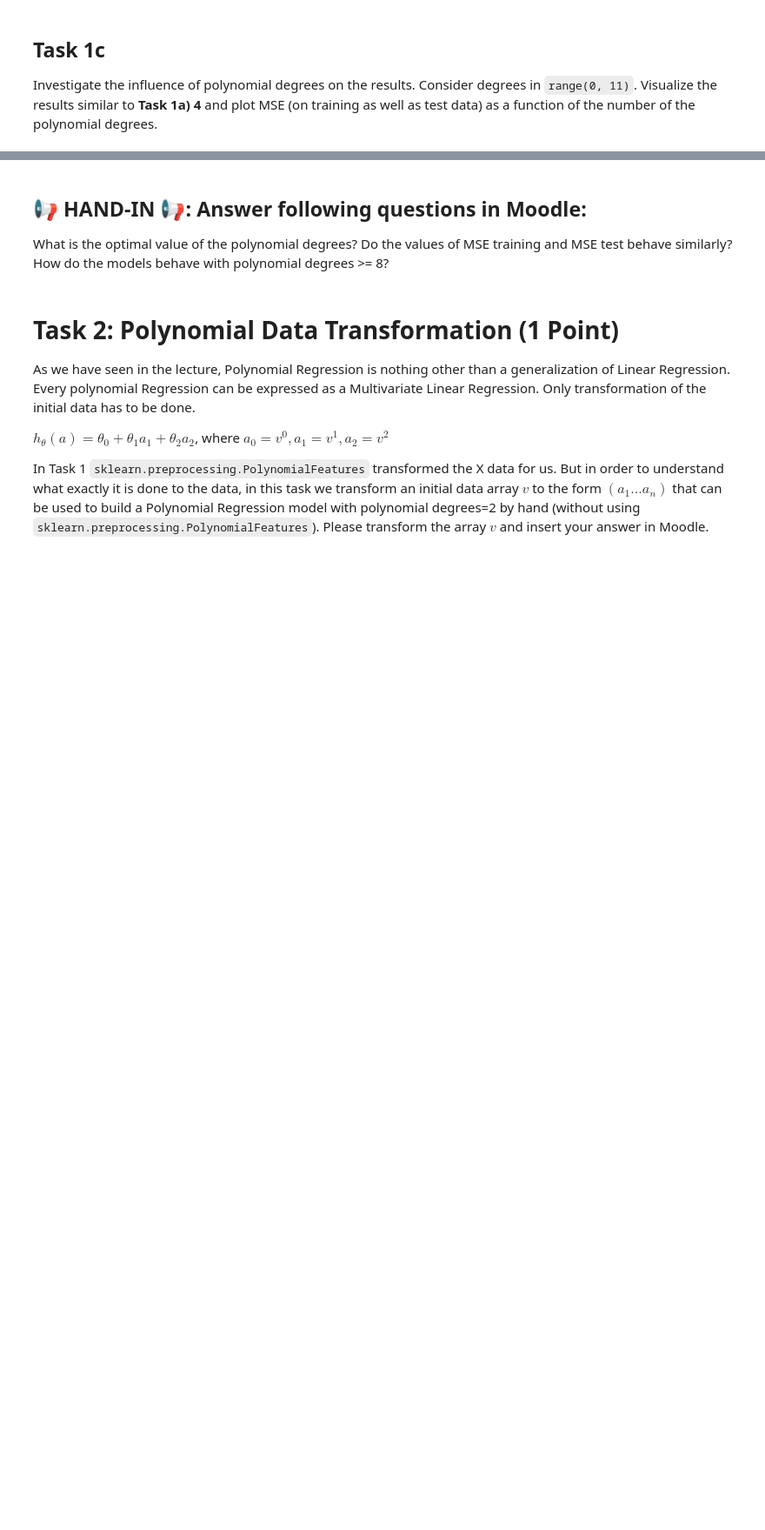
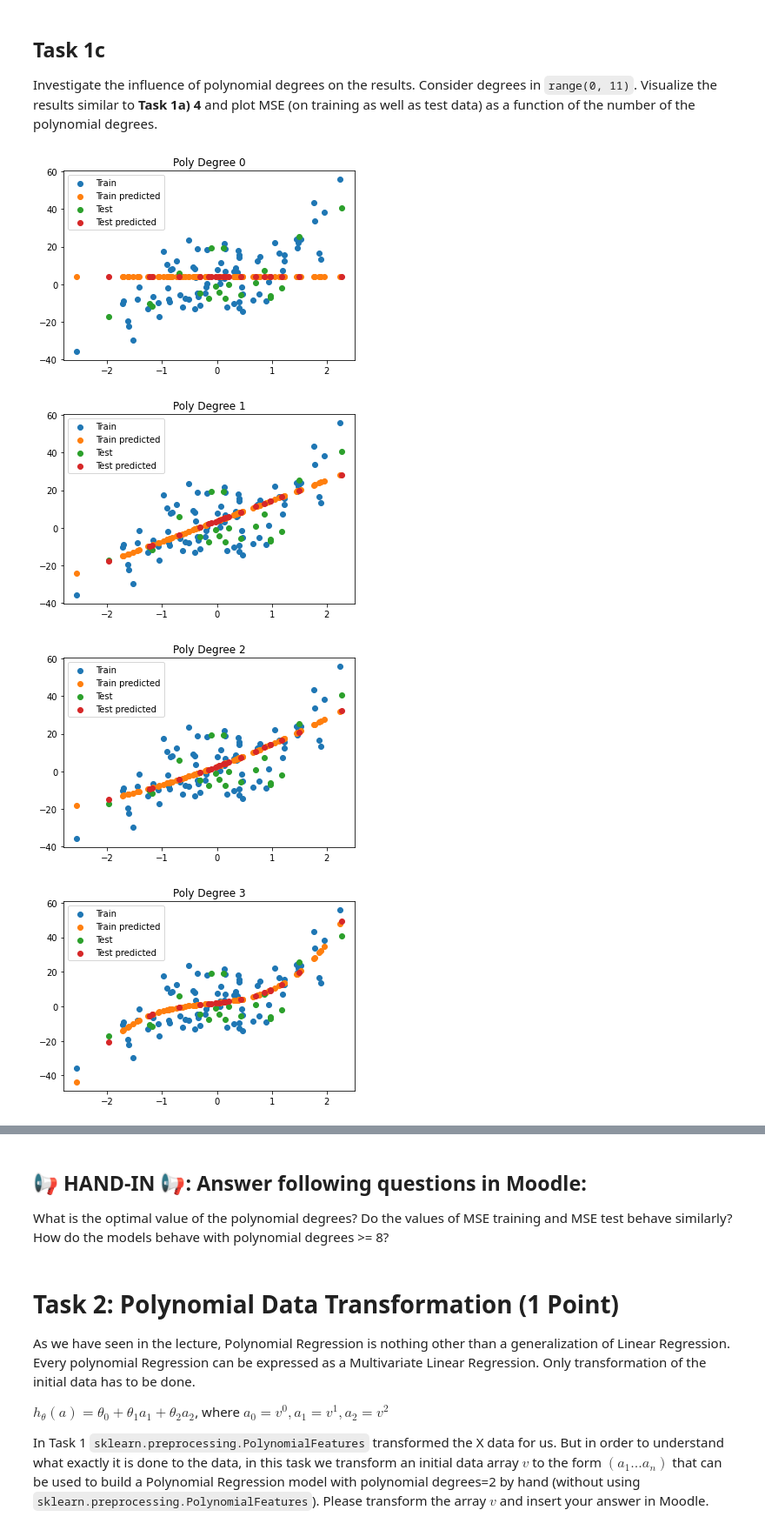
Before and after one commit to ChiliEater/mldm, a Jupyter notebook: L04_Polynomial_and_Logistic_Regression_LAB_ASSIGNMENT.ipynb, the cells around one changed output, grey strips where cells are left out. Shown: that part at 87% size. Cells and saved outputs as stored; diff of their text form; code cells hidden in the pictures; blank space fills up the shorter version.

```diff
--- a/L04_Polynomial_and_Logistic_Regression_LAB_ASSIGNMENT.ipynb
+++ b/L04_Polynomial_and_Logistic_Regression_LAB_ASSIGNMENT.ipynb
@@ -111,0 +110,21 @@ mses_train_poly = []
+# %%
+mses_test_poly = []
+mses_train_poly = []
+
+for i in range(0,11):
+  y_pred_train_poly, y_pred_test_poly, mse_train_poly, mse_test_poly = poly_regression(X_train, y_train, X_test, y_test, deg=i)
+  mses_test_poly.append(mse_test_poly)
+  mses_train_poly.append(mse_train_poly)
+  plot_artefacts(X_train, y_train, X_test, y_test, y_pred_train_poly, y_pred_test_poly, f"Poly Degree {i}")
+
+plt.figure()
+plt.plot(range(0,11), mses_train_poly, label="Train MSE")
+plt.plot(range(0,11), mses_test_poly, label="Test MSE")
+plt.legend()
+plt.title("MSE")
+plt.show()
+# %% [output]
+[figure, added]
+[figure, added]
+[figure, added]
+[figure, added]
```
Also changed, not shown: parts of 18 cells of this notebook.
